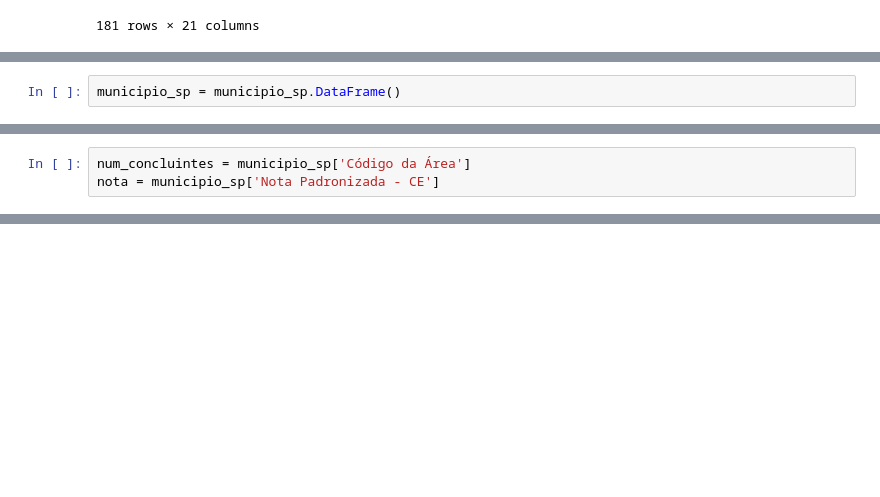
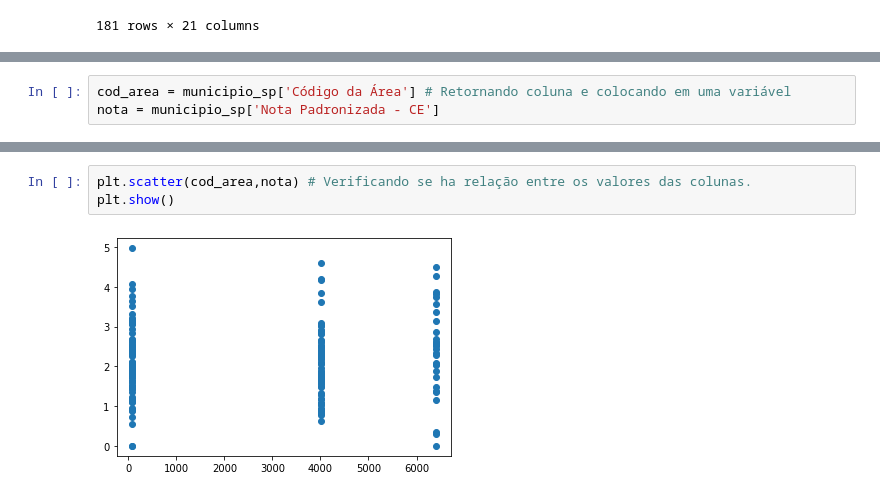
Before and after one commit to vitor-edu/Programa-de-Forma-o-Big-Data-BRQ, a Jupyter notebook: Matplotlib.ipynb, the cells around one changed output, grey strips where cells are left out. Drawn from its saved outputs; the diff is of its cells as text; blank space fills up the shorter version.

```diff
--- a/Matplotlib.ipynb
+++ b/Matplotlib.ipynb
@@ -321,5 +321,3 @@ municipio_sp.head(2)
 |  | Ano | Código da Área | Área de Avaliação | Código da IES | Nome da IES | Sigla da IES | ... |
 | 47 | 2017 | 4004 | CIÊNCIA DA COMPUTAÇÃO (BACHARELADO) | 3985 | CENTRO UNIVERSITÁRIO SENAC | SENACSP | ... |
 | 92 | 2017 | 4004 | CIÊNCIA DA COMPUTAÇÃO (BACHARELADO) | 22 | UNIVERSIDADE PRESBITERIANA MACKENZIE | MACKENZIE | ... |
-# %%
-municipio_sp = municipio_sp.DataFrame()
@@ -328,3 +324,3 @@ AttributeError: ignored
 # %%
-num_concluintes = municipio_sp['Código da Área']
+cod_area = municipio_sp['Código da Área'] # Retornando coluna e colocando em uma variável
 nota = municipio_sp['Nota Padronizada - CE']
@@ -335,0 +357,5 @@ AttributeError: ignored
+# %%
+plt.scatter(cod_area,nota) # Verificando se ha relação entre os valores das colunas.
+plt.show()
+# %% [output]
+[figure, added]
```
Also changed, not shown: parts of 8 cells of this notebook.
